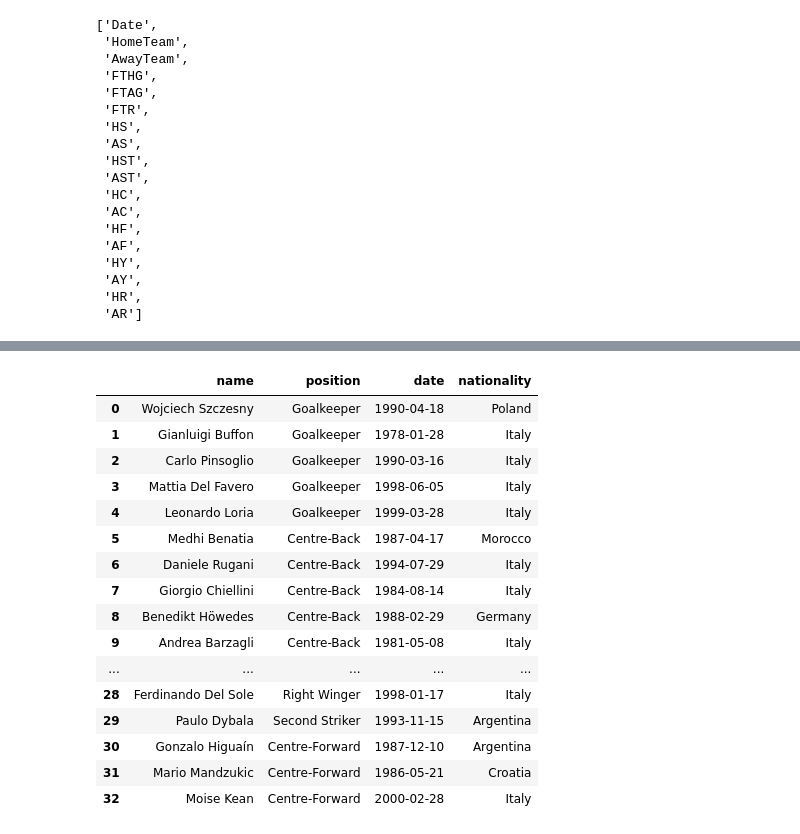
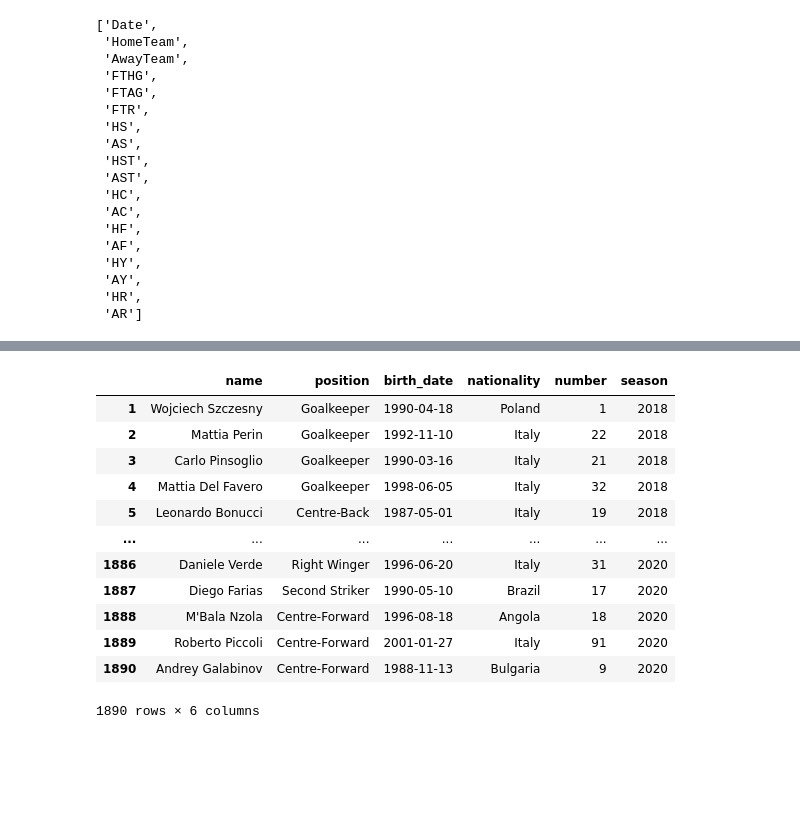
Before and after one commit to stan-levend/soccer-scraper-data-warehouse, a Jupyter notebook: scraper.ipynb, the cells around one changed output, grey strips where cells are left out. Saved outputs shown, nothing was run; the diff lists cells and outputs as text; code cells hidden in the pictures; blank space fills up the shorter version.

```diff
--- a/scraper.ipynb
+++ b/scraper.ipynb
@@ -111,11 +143,13 @@ from bs4 import BeautifulSoup
 import datetime
 # %%
 url_base = 'https://www.transfermarkt.com'
-season = '2017'
-# for i in range(4)
-season_url = f'{url_base}/serie-a/startseite/wettbewerb/IT1/plus/?saison_id={season}'
-
-headers = {'User-Agent': 'Mozilla/5.0 (X11; Linux x86_64) AppleWebKit/537.36 (KHTML, like Gecko) Chrome/93.0.4577.82 Safari/537.36'}
-response = requests.get(season_url, headers=headers)
-soup = BeautifulSoup(response.content, 'html.parser')
+season = 2018
+df_dict = {
+    "name" : [],
+    "position" : [],
+    "birth_date" : [],
+    "nationality" : [],
+    "number" : [],
+    "season" : []
+}
 # %%
@@ -153,20 +209,0 @@ soup = BeautifulSoup(response.content, 'html.parser')
-# %%
-df_dict = {
-    "name" : [],
-    "position" : [],
-    "date" : [],
-    "nationality" : []
-}
-
-for player in soup.find_all('tr'):
-    name_class = player.find('td', class_='posrela')
-    if name_class != None:
-        df_dict.get('name').append(name_class.find('table', class_='inline-table').find('span').get_text())
-        df_dict['position'].append(name_class.find('table', class_='inline-table').tr.find_next_sibling().get_text())
-        df_dict['date'].append(name_class.find_next_sibling().get_text()[:-5])
-        df_dict['nationality'].append(name_class.find_next_sibling().find_next_sibling().img.get('alt'))
-#     number_class = player.find('div', class_='rn_nummer')
-#     if number_class != None:
-#         number.append(number_class.get_text())
-# number = [None if i == '-' else int(i) for i in number]
-df_dict['date'] = [datetime.datetime.strptime(d, '%b %d, %Y').date() for d in df_dict['date']]
@@ -193,20 +210,18 @@ df = pd.DataFrame(df_dict)
-# %%
-df
-# %% [output]
-|  | name | position | date | nationality |
-| 0 | Wojciech Szczesny | Goalkeeper | 1990-04-18 | Poland |
-| 1 | Gianluigi Buffon | Goalkeeper | 1978-01-28 | Italy |
-| 2 | Carlo Pinsoglio | Goalkeeper | 1990-03-16 | Italy |
-| 3 | Mattia Del Favero | Goalkeeper | 1998-06-05 | Italy |
-| 4 | Leonardo Loria | Goalkeeper | 1999-03-28 | Italy |
-| 5 | Medhi Benatia | Centre-Back | 1987-04-17 | Morocco |
-| 6 | Daniele Rugani | Centre-Back | 1994-07-29 | Italy |
-| 7 | Giorgio Chiellini | Centre-Back | 1984-08-14 | Italy |
-| 8 | Benedikt Höwedes | Centre-Back | 1988-02-29 | Germany |
-| 9 | Andrea Barzagli | Centre-Back | 1981-05-08 | Italy |
-| ... | ... | ... | ... | ... |
-| 28 | Ferdinando Del Sole | Right Winger | 1998-01-17 | Italy |
-| 29 | Paulo Dybala | Second Striker | 1993-11-15 | Argentina |
-| 30 | Gonzalo Higuaín | Centre-Forward | 1987-12-10 | Argentina |
-| 31 | Mario Mandzukic | Centre-Forward | 1986-05-21 | Croatia |
-| 32 | Moise Kean | Centre-Forward | 2000-02-28 | Italy |
+# %%
+df = pd.DataFrame(df_dict)
+df.index += 1
+df
+# %% [output]
+|  | name | position | birth_date | nationality | number | season |
+| 1 | Wojciech Szczesny | Goalkeeper | 1990-04-18 | Poland | 1 | 2018 |
+| 2 | Mattia Perin | Goalkeeper | 1992-11-10 | Italy | 22 | 2018 |
+| 3 | Carlo Pinsoglio | Goalkeeper | 1990-03-16 | Italy | 21 | 2018 |
+| 4 | Mattia Del Favero | Goalkeeper | 1998-06-05 | Italy | 32 | 2018 |
+| 5 | Leonardo Bonucci | Centre-Back | 1987-05-01 | Italy | 19 | 2018 |
+| ... | ... | ... | ... | ... | ... | ... |
+| 1886 | Daniele Verde | Right Winger | 1996-06-20 | Italy | 31 | 2020 |
+| 1887 | Diego Farias | Second Striker | 1990-05-10 | Brazil | 17 | 2020 |
+| 1888 | M'Bala Nzola | Centre-Forward | 1996-08-18 | Angola | 18 | 2020 |
+| 1889 | Roberto Piccoli | Centre-Forward | 2001-01-27 | Italy | 91 | 2020 |
+| 1890 | Andrey Galabinov | Centre-Forward | 1988-11-13 | Bulgaria | 9 | 2020 |
+1890 rows × 6 columns
```
Also changed, not shown: parts of 21 cells of this notebook, 6 other files.
